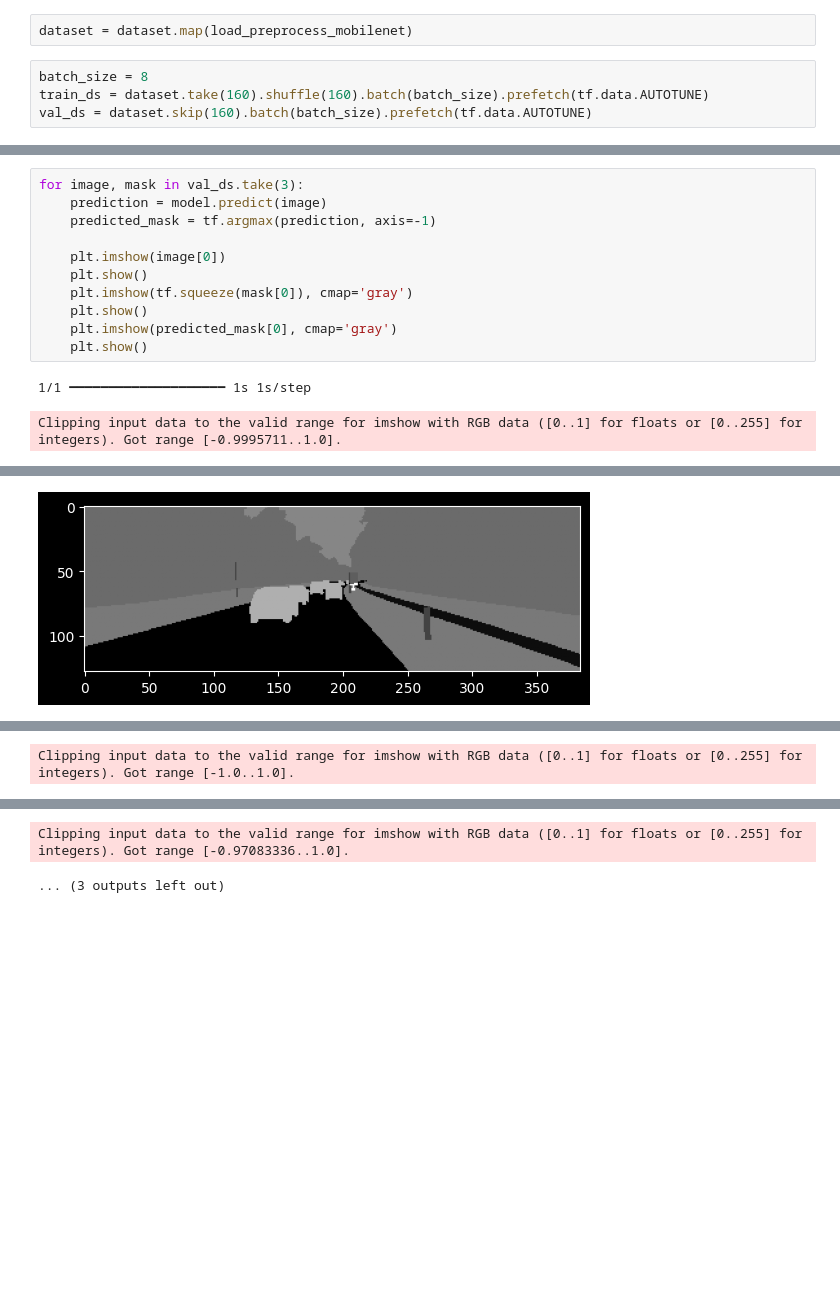
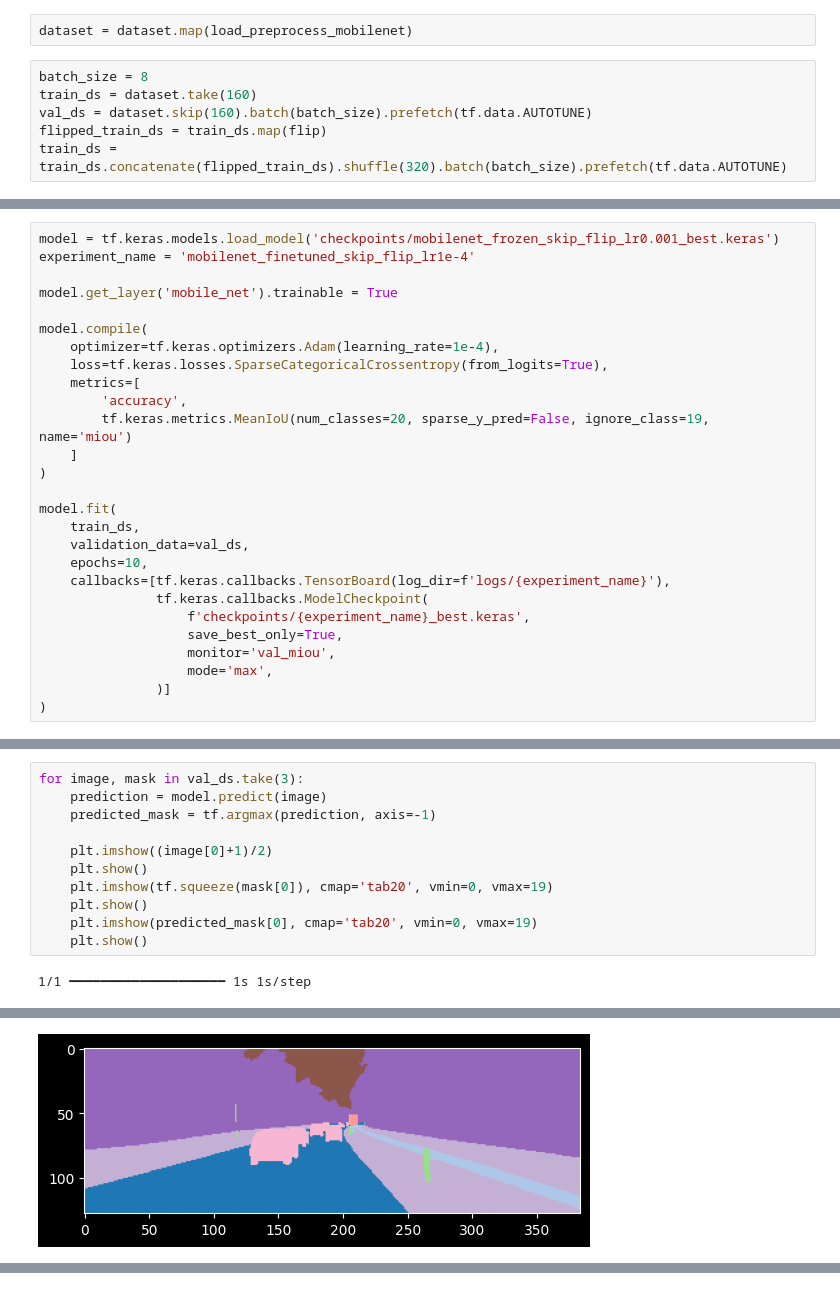
Before and after one commit to kuzeyaldemir0/drive-vision, a Jupyter notebook: notebook.ipynb, the cells around one changed output, grey strips where cells are left out. Drawn from its saved outputs; the diff is of its cells as text; blank space fills up the shorter version.

Commit message:
MobileNetV2 encoder fine-tuning (lr A/B): 28.3% val mIoU at lr=1e-4, new best

```diff
--- a/notebook.ipynb
+++ b/notebook.ipynb
@@ -24,8 +21,10 @@ I0000 00:00:1777019065.343420 21192532 pluggable_device_factory.cc:271] Created
 dataset = dataset.map(load_preprocess_mobilenet)
 # %%
 batch_size = 8
-train_ds = dataset.take(160).shuffle(160).batch(batch_size).prefetch(tf.data.AUTOTUNE)
+train_ds = dataset.take(160)
 val_ds = dataset.skip(160).batch(batch_size).prefetch(tf.data.AUTOTUNE)
+flipped_train_ds = train_ds.map(flip)
+train_ds = train_ds.concatenate(flipped_train_ds).shuffle(320).batch(batch_size).prefetch(tf.data.AUTOTUNE)
 # %%
 model = build_mobile_u_net((128,384, 3), 20)
 model.summary()
@@ -89,0 +95,27 @@ Epoch 20/20
+# %%
+model = tf.keras.models.load_model('checkpoints/mobilenet_frozen_skip_flip_lr0.001_best.keras')
+experiment_name = 'mobilenet_finetuned_skip_flip_lr1e-4'
+
+model.get_layer('mobile_net').trainable = True
+
+model.compile(
+    optimizer=tf.keras.optimizers.Adam(learning_rate=1e-4),
+    loss=tf.keras.losses.SparseCategoricalCrossentropy(from_logits=True),
+    metrics=[
+        'accuracy',
+        tf.keras.metrics.MeanIoU(num_classes=20, sparse_y_pred=False, ignore_class=19, name='miou')
+    ]
+)
+
+model.fit(
+    train_ds,
+    validation_data=val_ds,
+    epochs=10,
+    callbacks=[tf.keras.callbacks.TensorBoard(log_dir=f'logs/{experiment_name}'),
+               tf.keras.callbacks.ModelCheckpoint(
+                   f'checkpoints/{experiment_name}_best.keras',
+                   save_best_only=True,
+                   monitor='val_miou',
+                   mode='max',
+               )]
+)
@@ -92,12 +146,11 @@ for image, mask in val_ds.take(3):
     prediction = model.predict(image)
     predicted_mask = tf.argmax(prediction, axis=-1)
 
-    plt.imshow(image[0])
+    plt.imshow((image[0]+1)/2)
     plt.show()
-    plt.imshow(tf.squeeze(mask[0]), cmap='gray')
+    plt.imshow(tf.squeeze(mask[0]), cmap='tab20', vmin=0, vmax=19)
     plt.show()
-    plt.imshow(predicted_mask[0], cmap='gray')
+    plt.imshow(predicted_mask[0], cmap='tab20', vmin=0, vmax=19)
     plt.show()
 # %% [output]
 1/1 ━━━━━━━━━━━━━━━━━━━━ 1s 1s/step
-Clipping input data to the valid range for imshow with RGB data ([0..1] for floats or [0..255] for integers). Got range [-0.9995711..1.0].
@@ -105 +158 @@ Clipping input data to the valid range for imshow with RGB data ([0..1] for floa
-[figure, old version]
+[figure, new version]
@@ -108 +159,0 @@ Clipping input data to the valid range for imshow with RGB data ([0..1] for floa
-Clipping input data to the valid range for imshow with RGB data ([0..1] for floats or [0..255] for integers). Got range [-1.0..1.0].
@@ -113,2 +163,0 @@ Clipping input data to the valid range for imshow with RGB data ([0..1] for floa
-Clipping input data to the valid range for imshow with RGB data ([0..1] for floats or [0..255] for integers). Got range [-0.97083336..1.0].
-... (3 outputs left out)
```
Also changed, not shown: parts of 7 cells of this notebook, 1 other file.
